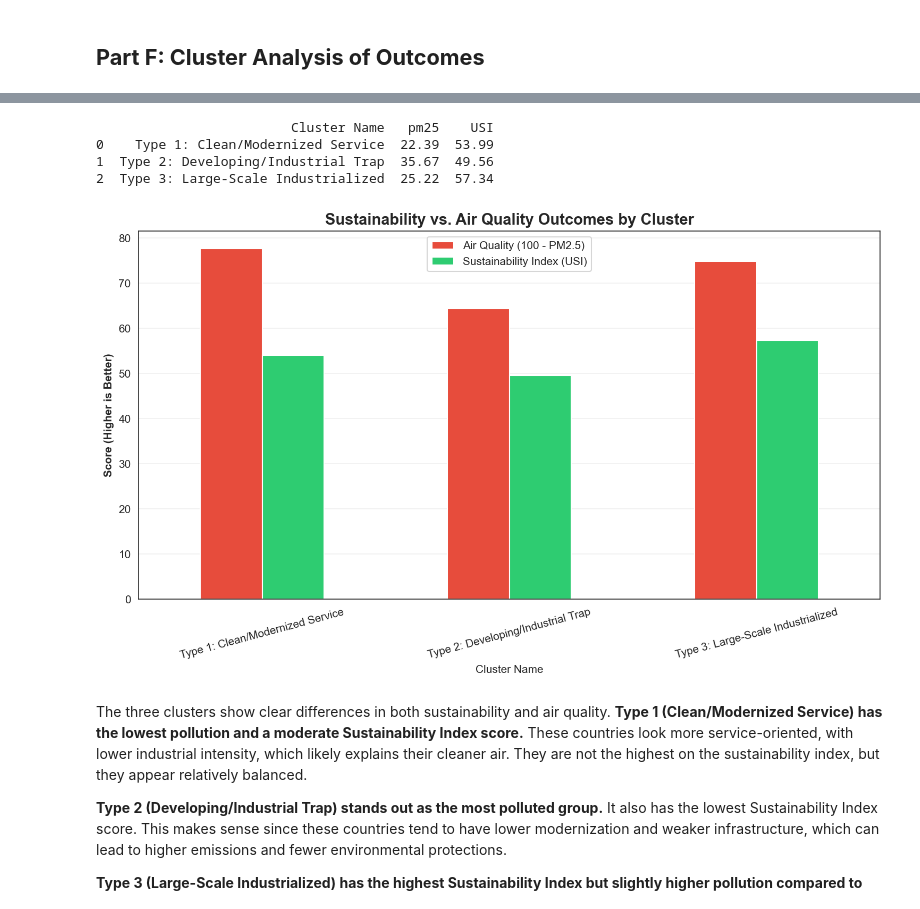
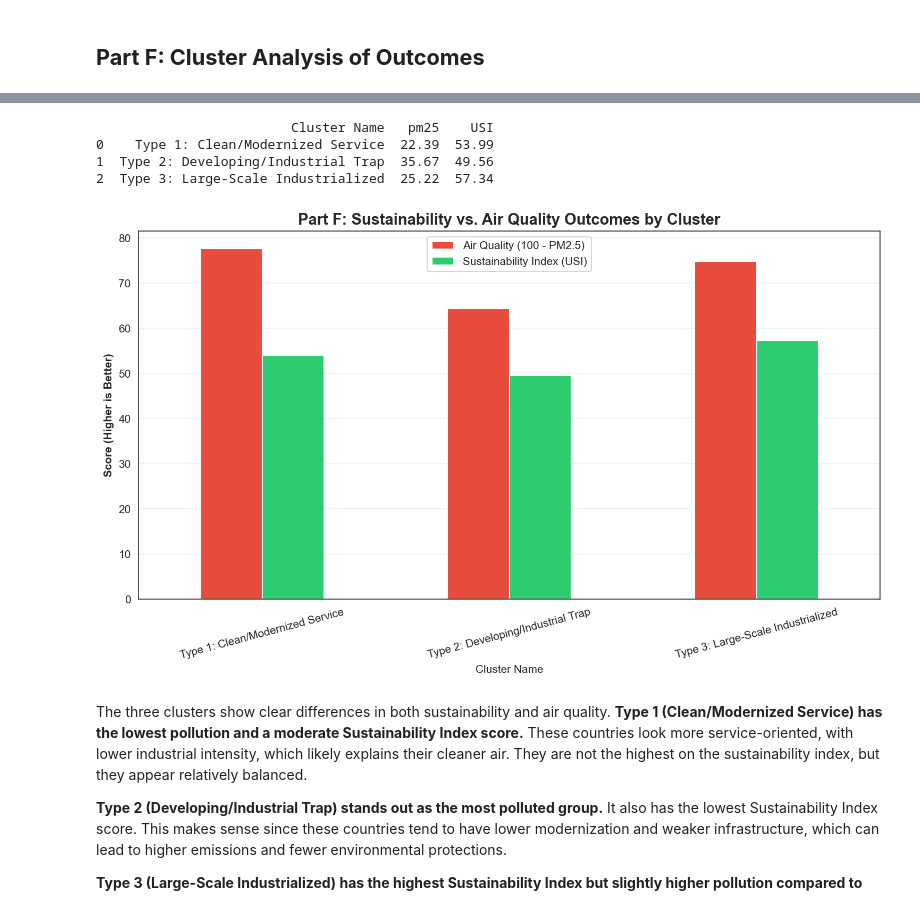
Before and after one commit to chrislowzhengxi/intro-ml, a Jupyter notebook: project/code.ipynb, the cells around one changed output, grey strips where cells are left out. Drawn from its saved outputs; the diff is of its cells as text; code cells hidden in the pictures.

```diff
--- a/project/code.ipynb
+++ b/project/code.ipynb
@@ -1525,32 +1482,43 @@ plt.savefig('f18.png', dpi=600)
 # %%
+# (Using the clusters variable we created during K-Means)
+df['Cluster'] = clusters
+
+cluster_name_map = {
+    0: 'Type 1: Clean/Modernized Service',
+    1: 'Type 2: Developing/Industrial Trap',
+    2: 'Type 3: Large-Scale Industrialized'
+}
+df['Cluster Name'] = df['Cluster'].map(cluster_name_map)
+
+
 import matplotlib.pyplot as plt
 
 analysis_f = df.groupby('Cluster Name').agg({
     'pm25': 'mean',
     'USI': 'mean'
 }).reset_index().round(2)
 
 print(analysis_f)
 
 outcomes_plot = analysis_f.copy()
-outcomes_plot['PM2.5 (Inverted)'] = 100 - outcomes_plot['pm25'] # Lower pollution = higher bar
+outcomes_plot['PM2.5 (Inverted)'] = 100 - outcomes_plot['pm25']
 
 outcomes_plot.plot(x='Cluster Name', y=['PM2.5 (Inverted)', 'USI'],
                    kind='bar', figsize=(12, 6), color=['#e74c3c', '#2ecc71'])
 
-plt.title('Sustainability vs. Air Quality Outcomes by Cluster', fontsize=14, fontweight='bold')
+plt.title('Part F: Sustainability vs. Air Quality Outcomes by Cluster', fontsize=14, fontweight='bold')
 plt.ylabel('Score (Higher is Better)', fontweight='bold')
 plt.xticks(rotation=15)
 plt.legend(['Air Quality (100 - PM2.5)', 'Sustainability Index (USI)'])
 plt.grid(axis='y', alpha=0.3)
-# plt.show()
 plt.savefig('f19.png', dpi=600)
+plt.show()
 # %% [output]
                          Cluster Name   pm25    USI
 0    Type 1: Clean/Modernized Service  22.39  53.99
 1  Type 2: Developing/Industrial Trap  35.67  49.56
 2  Type 3: Large-Scale Industrialized  25.22  57.34
-[figure, old version]
+[figure, new version]
 # %% [markdown]
 The three clusters show clear differences in both sustainability and air quality. **Type 1 (Clean/Modernized Service) has the lowest pollution and a moderate Sustainability Index score.** These countries look more service-oriented, with lower industrial intensity, which likely explains their cleaner air. They are not the highest on the sustainability index, but they appear relatively balanced.
 
```
Also changed, not shown: parts of 6 cells of this notebook, 2 other files.
